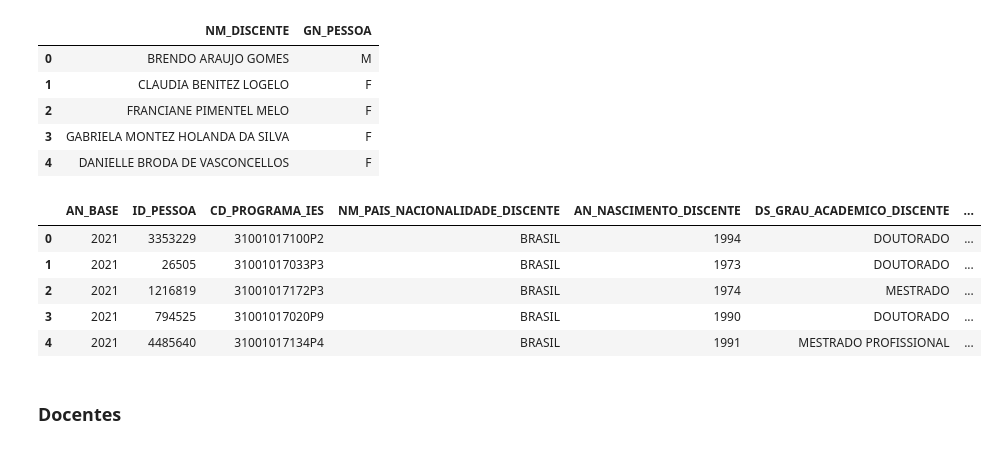
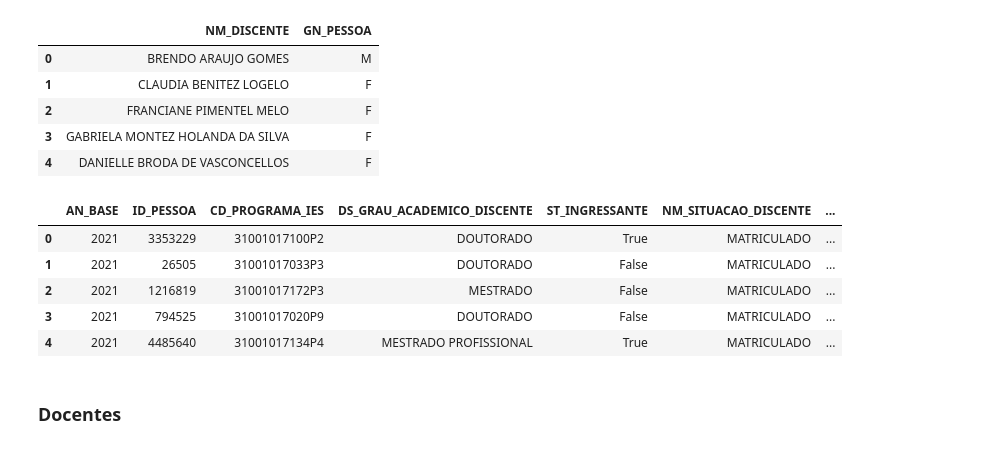
Before and after one commit to GID-UFRJ/sucupira_ufrj, a Jupyter notebook: ufrj_capes.ipynb, the cells around one changed output. Cells and saved outputs as stored; diff of their text form; code cells hidden in the pictures.

```diff
--- a/ufrj_capes.ipynb
+++ b/ufrj_capes.ipynb
@@ -886,18 +827,23 @@ discentes[['NM_DISCENTE', 'GN_PESSOA']].head()
 | 2 | FRANCIANE PIMENTEL MELO | F |
 | 3 | GABRIELA MONTEZ HOLANDA DA SILVA | F |
 | 4 | DANIELLE BRODA DE VASCONCELLOS | F |
+# %%
+#Convertendo coluna ST_INGRESSANTE para booleano
+mapeamento_booleano = {'SIM': True, 'NÃO': False}
+discentes['ST_INGRESSANTE'] = discentes['ST_INGRESSANTE'].map(mapeamento_booleano)
 # %%
-#Removendo colunas desnecessárias (nome, sigla da IES)
-discentes.drop(columns=['NM_DISCENTE', 'SG_ENTIDADE_ENSINO'], inplace=True)
+#Mantendo apenas as colunas necessárias (que mudam ao longo do tempo)
+discentes_final_cols = ['AN_BASE', 'ID_PESSOA', 'CD_PROGRAMA_IES', 'DS_GRAU_ACADEMICO_DISCENTE', 'ST_INGRESSANTE', 'NM_SITUACAO_DISCENTE', 'QT_MES_TITULACAO']
+discentes_final = discentes[discentes_final_cols]
 # %%
 #Visualizando dataframe final
-discentes.head()
+discentes_final.head()
 # %% [output]
-|  | AN_BASE | ID_PESSOA | CD_PROGRAMA_IES | NM_PAIS_NACIONALIDADE_DISCENTE | AN_NASCIMENTO_DISCENTE | DS_GRAU_ACADEMICO_DISCENTE | ... |
-| 0 | 2021 | 3353229 | 31001017100P2 | BRASIL | 1994 | DOUTORADO | ... |
-| 1 | 2021 | 26505 | 31001017033P3 | BRASIL | 1973 | DOUTORADO | ... |
-| 2 | 2021 | 1216819 | 31001017172P3 | BRASIL | 1974 | MESTRADO | ... |
-| 3 | 2021 | 794525 | 31001017020P9 | BRASIL | 1990 | DOUTORADO | ... |
-| 4 | 2021 | 4485640 | 31001017134P4 | BRASIL | 1991 | MESTRADO PROFISSIONAL | ... |
+|  | AN_BASE | ID_PESSOA | CD_PROGRAMA_IES | DS_GRAU_ACADEMICO_DISCENTE | ST_INGRESSANTE | NM_SITUACAO_DISCENTE | ... |
+| 0 | 2021 | 3353229 | 31001017100P2 | DOUTORADO | True | MATRICULADO | ... |
+| 1 | 2021 | 26505 | 31001017033P3 | DOUTORADO | False | MATRICULADO | ... |
+| 2 | 2021 | 1216819 | 31001017172P3 | MESTRADO | False | MATRICULADO | ... |
+| 3 | 2021 | 794525 | 31001017020P9 | DOUTORADO | False | MATRICULADO | ... |
+| 4 | 2021 | 4485640 | 31001017134P4 | MESTRADO PROFISSIONAL | True | MATRICULADO | ... |
 # %%
 #Salvando dataframe final
```
Also changed, not shown: parts of 42 cells of this notebook.
